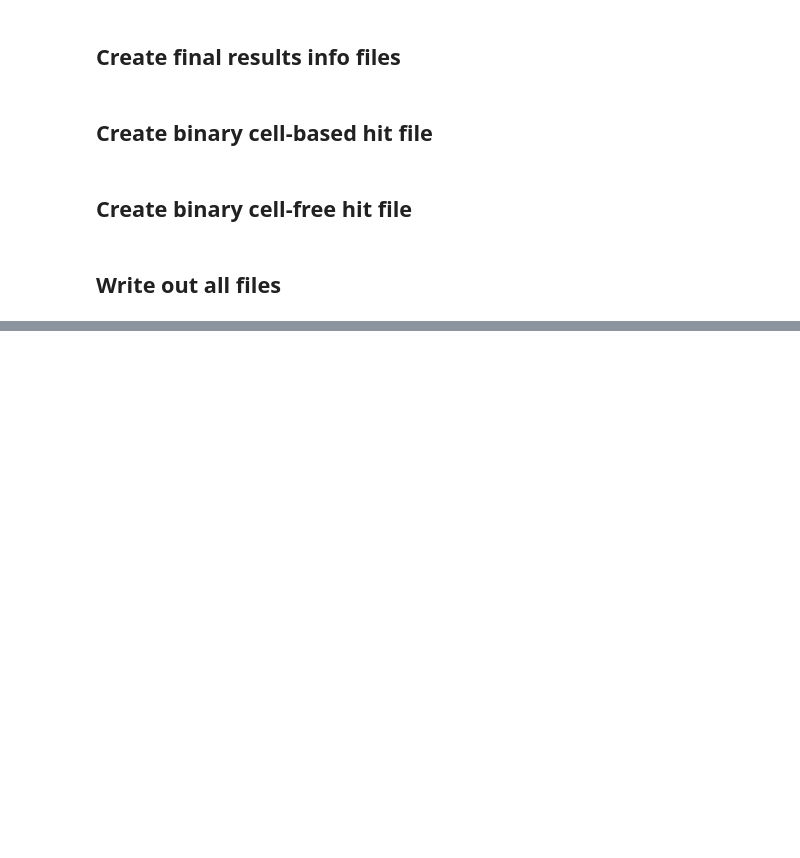
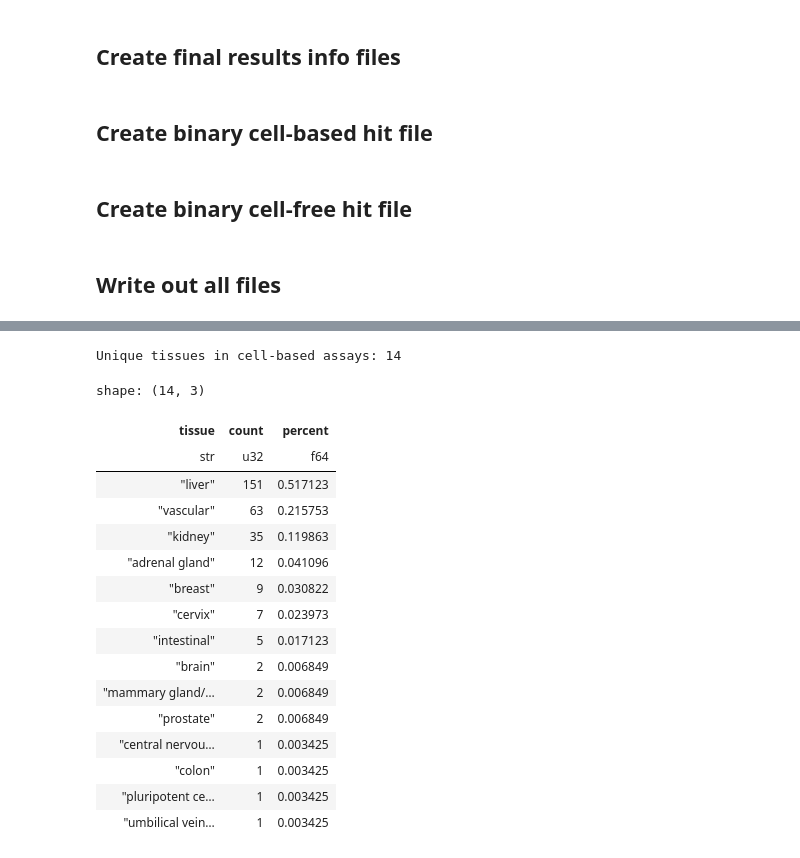
Before and after one commit to jessica-ewald/2024_09_09_Axiom_OASIS, a Jupyter notebook: 0_prepare_data/3B_extract_invitrodb.ipynb, the cells around one changed output, grey strips where cells are left out. Cells and saved outputs as stored; diff of their text form; code cells hidden in the pictures; blank space fills up the shorter version.

```diff
--- a/0_prepare_data/3B_extract_invitrodb.ipynb
+++ b/0_prepare_data/3B_extract_invitrodb.ipynb
@@ -420,0 +547,26 @@ cellfree_results.filter(pl.col("assay_component_endpoint_name").is_in(cellfree_a
+# %%
+tissue = cell_info.select(pl.col("tissue").value_counts()).unnest("tissue").sort("count", descending=True)
+print(f"Unique tissues in cell-based assays: {str(tissue.shape[0])}")
+tissue = tissue.with_columns(
+    (pl.col("count")/cell_info.shape[0]).alias("percent")
+)
+tissue
+# %% [output]
+Unique tissues in cell-based assays: 14
+shape: (14, 3)
+| tissue | count | percent |
+| str | u32 | f64 |
+| "liver" | 151 | 0.517123 |
+| "vascular" | 63 | 0.215753 |
+| "kidney" | 35 | 0.119863 |
+| "adrenal gland" | 12 | 0.041096 |
+| "breast" | 9 | 0.030822 |
+| "cervix" | 7 | 0.023973 |
+| "intestinal" | 5 | 0.017123 |
+| "brain" | 2 | 0.006849 |
+| "mammary gland/… | 2 | 0.006849 |
+| "prostate" | 2 | 0.006849 |
+| "central nervou… | 1 | 0.003425 |
+| "colon" | 1 | 0.003425 |
+| "pluripotent ce… | 1 | 0.003425 |
+| "umbilical vein… | 1 | 0.003425 |
```
Also changed, not shown: parts of 24 cells of this notebook.
